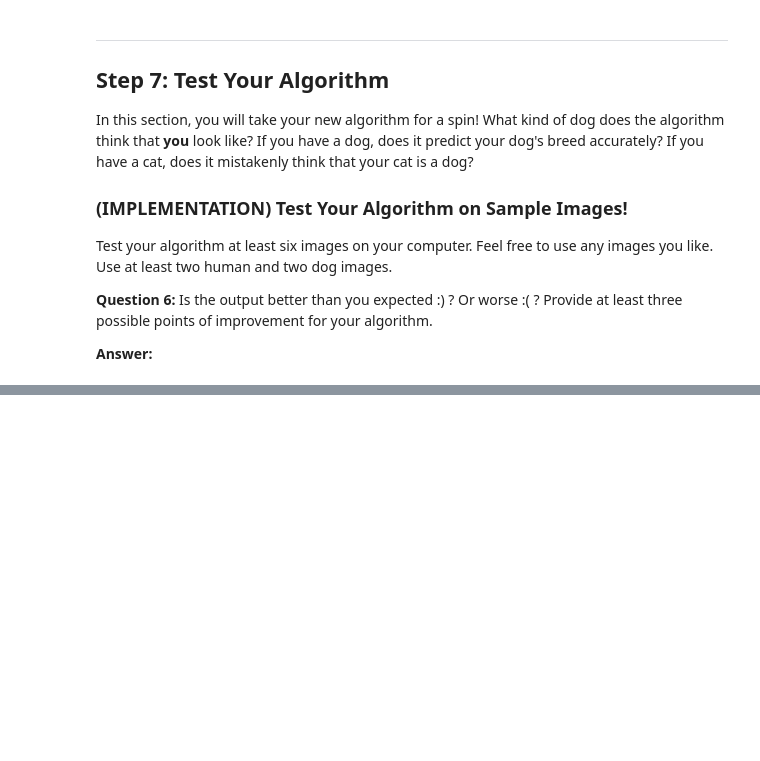
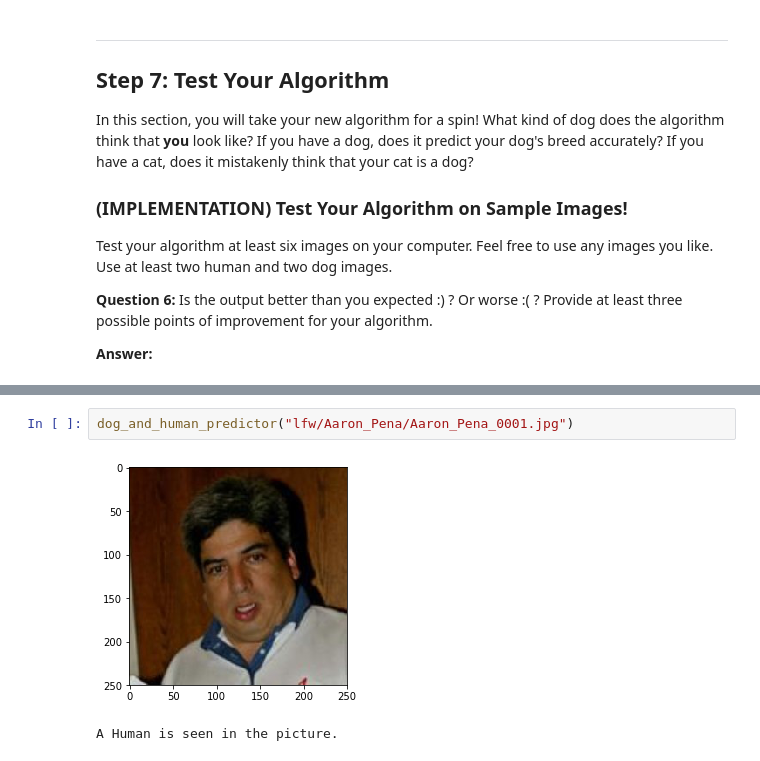
Before and after one commit to mavharsha/dl-solutions, a Jupyter notebook: dog-project/dog_app.ipynb, the cells around one changed output, grey strips where cells are left out. Drawn from its saved outputs; the diff is of its cells as text; blank space fills up the shorter version.

```diff
--- a/dog-project/dog_app.ipynb
+++ b/dog-project/dog_app.ipynb
@@ -756,0 +762,5 @@ ValueError: Error when checking : expected flatten_3_input to have shape (None,
+# %%
+dog_and_human_predictor("lfw/Aaron_Pena/Aaron_Pena_0001.jpg")
+# %% [output]
+[figure, added]
+A Human is seen in the picture.
```
Also changed, not shown: parts of 17 cells of this notebook.
